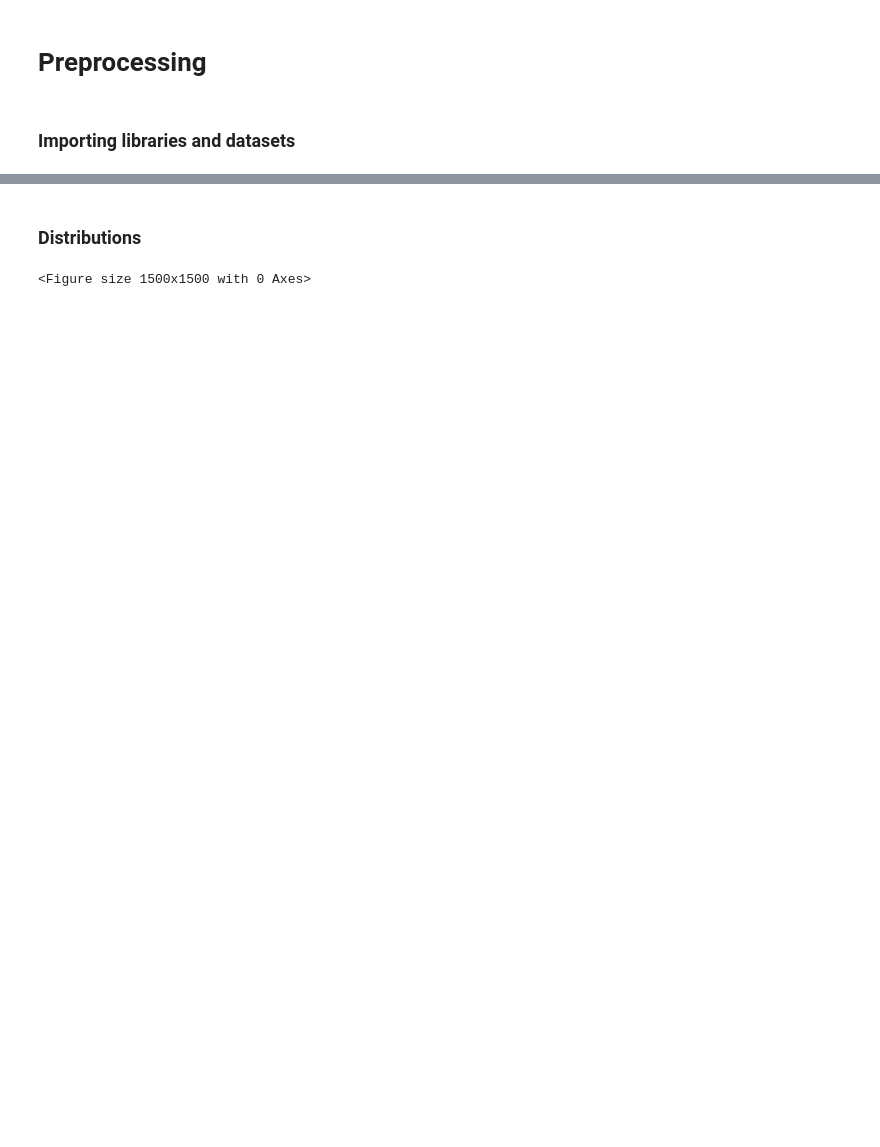
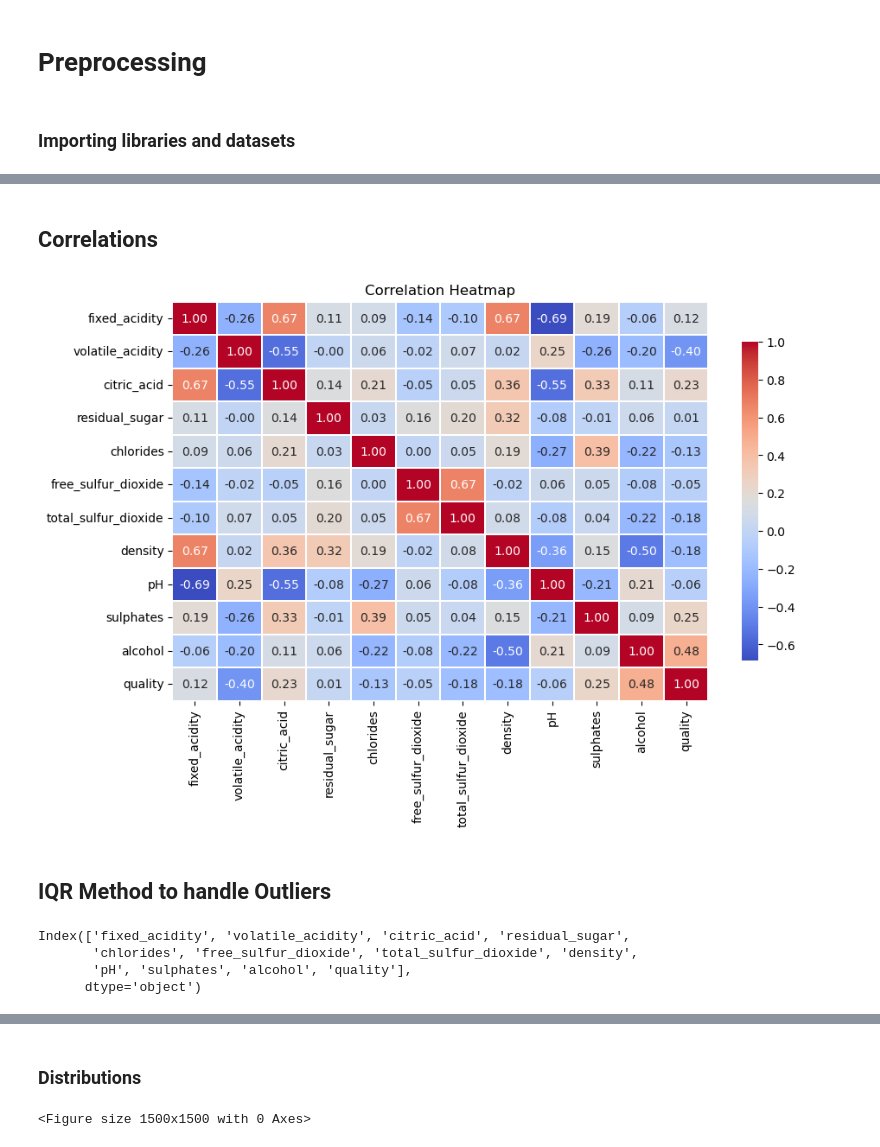
Before and after one commit to JKenny333/Mid_term_project, a Jupyter notebook: notebooks/Wine Preprocessing and Linear Regression.ipynb, the cells around one changed output, grey strips where cells are left out. Cells and saved outputs as stored; diff of their text form; code cells hidden in the pictures; blank space fills up the shorter version.

```diff
--- a/notebooks/Wine Preprocessing and Linear Regression.ipynb
+++ b/notebooks/Wine Preprocessing and Linear Regression.ipynb
@@ -81,3 +67,16 @@ def linear_regression(X_train, X_test, y_train, y_test):
     print(f'Adjusted R2: {adjusted_r2} \n')
 
     return model.coef_
+# %% [markdown]
+## Correlations
+# %%
+#Red_wine
+corr_matrix_red = red_df.corr()
+plt.figure(figsize=(10, 6))
+sns.heatmap(corr_matrix_red, annot=True, cmap='coolwarm', fmt=".2f", linewidths=.05, cbar_kws={'shrink': .8})
+plt.title('Correlation Heatmap')
+plt.show()
+# %% [output]
+[figure, added]
+# %% [markdown]
+## IQR Method to handle Outliers
@@ -83,0 +96,7 @@ def linear_regression(X_train, X_test, y_train, y_test):
+# %%
+red_df.columns
+# %% [output]
+Index(['fixed_acidity', 'volatile_acidity', 'citric_acid', 'residual_sugar',
+       'chlorides', 'free_sulfur_dioxide', 'total_sulfur_dioxide', 'density',
+       'pH', 'sulphates', 'alcohol', 'quality'],
+      dtype='object')
```
Also changed, not shown: parts of 12 cells of this notebook, 1 other file.
